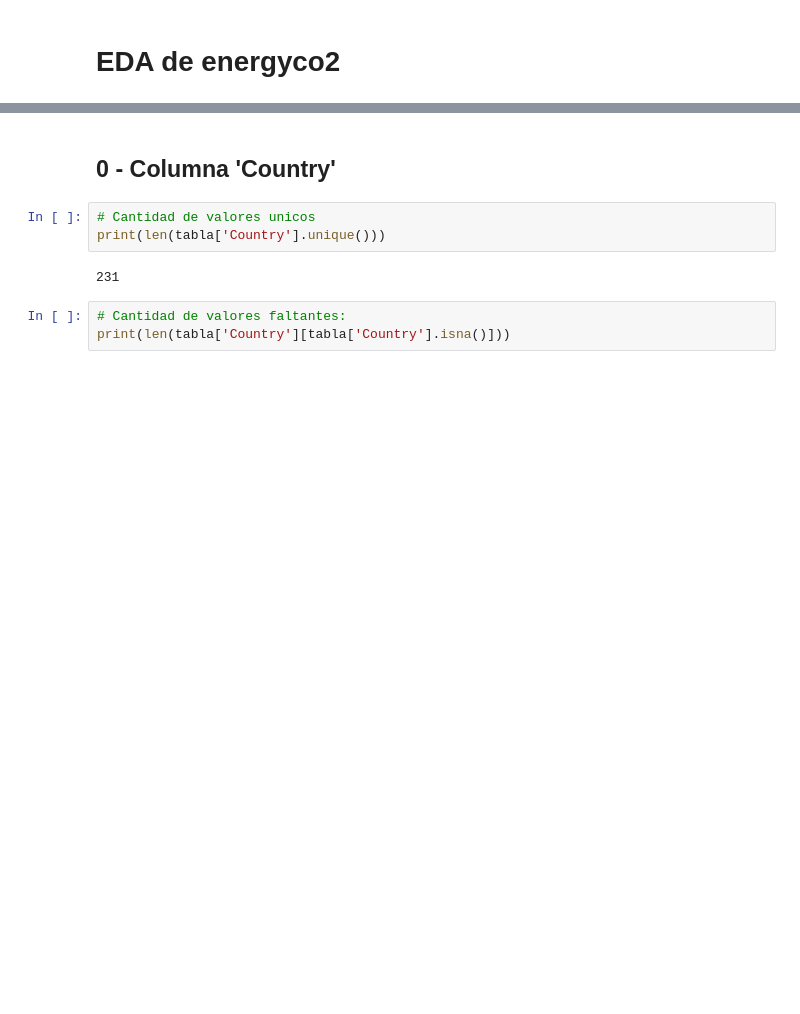
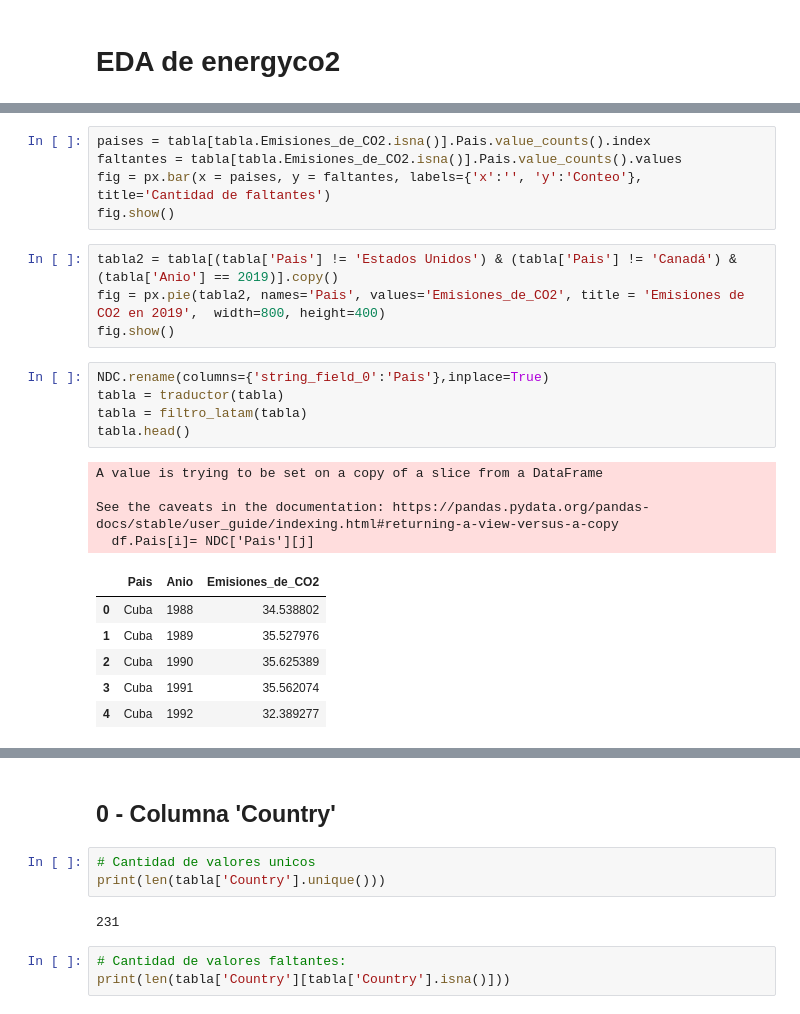
Before and after one commit to jalilpablo/Comision_Latinoamericana, a Jupyter notebook: EDA energyco2.ipynb, the cells around one changed output, grey strips where cells are left out. Saved outputs shown, nothing was run; the diff lists cells and outputs as text; blank space fills up the shorter version.

```diff
--- a/EDA energyco2.ipynb
+++ b/EDA energyco2.ipynb
@@ -52,0 +111,25 @@ memory usage: 4.7+ MB
+# %%
+paises = tabla[tabla.Emisiones_de_CO2.isna()].Pais.value_counts().index
+faltantes = tabla[tabla.Emisiones_de_CO2.isna()].Pais.value_counts().values
+fig = px.bar(x = paises, y = faltantes, labels={'x':'', 'y':'Conteo'}, title='Cantidad de faltantes')
+fig.show()
+# %%
+tabla2 = tabla[(tabla['Pais'] != 'Estados Unidos') & (tabla['Pais'] != 'Canadá') & (tabla['Anio'] == 2019)].copy()
+fig = px.pie(tabla2, names='Pais', values='Emisiones_de_CO2', title = 'Emisiones de CO2 en 2019',  width=800, height=400)
+fig.show()
+# %%
+NDC.rename(columns={'string_field_0':'Pais'},inplace=True)
+tabla = traductor(tabla)
+tabla = filtro_latam(tabla)
+tabla.head()
+# %% [output]
+A value is trying to be set on a copy of a slice from a DataFrame
+
+See the caveats in the documentation: https://pandas.pydata.org/pandas-docs/stable/user_guide/indexing.html#returning-a-view-versus-a-copy
+  df.Pais[i]= NDC['Pais'][j]
+|  | Pais | Anio | Emisiones_de_CO2 |
+| 0 | Cuba | 1988 | 34.538802 |
+| 1 | Cuba | 1989 | 35.527976 |
+| 2 | Cuba | 1990 | 35.625389 |
+| 3 | Cuba | 1991 | 35.562074 |
+| 4 | Cuba | 1992 | 32.389277 |
```
Also changed, not shown: parts of 12 cells of this notebook, 3 other files.
